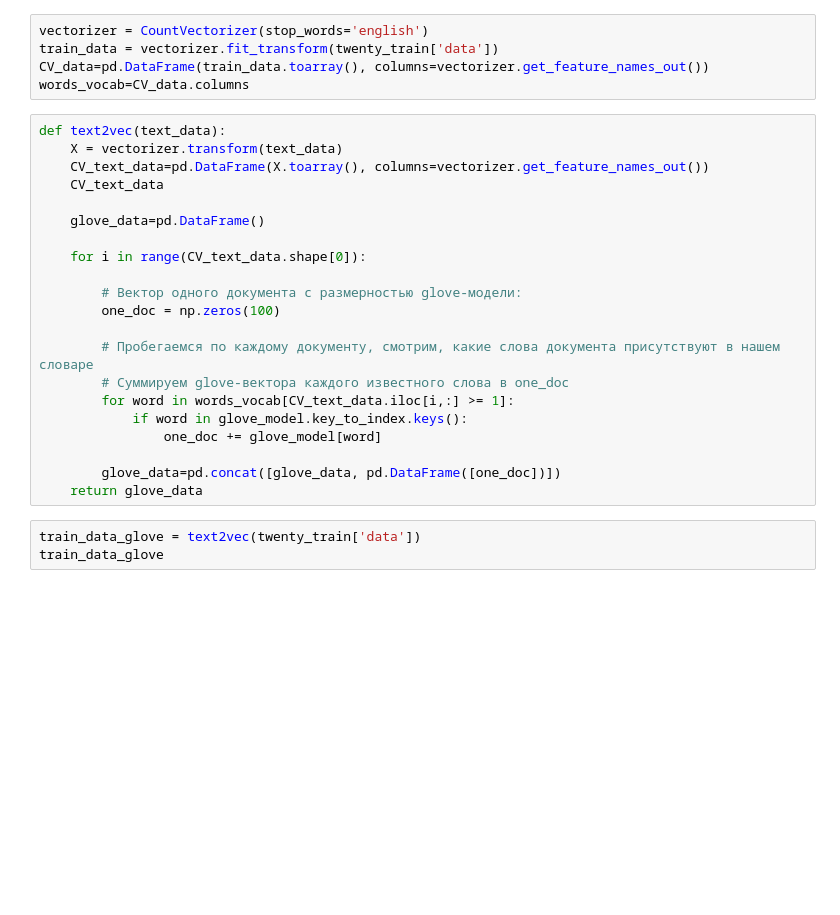
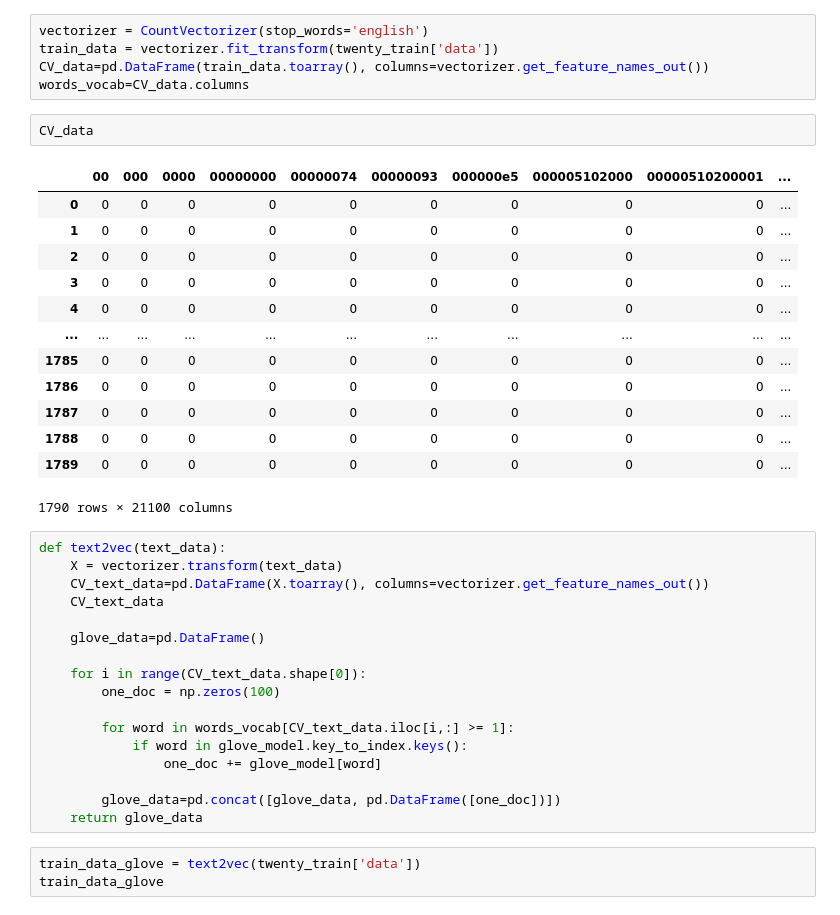
Before and after one commit to EngoyanSY/text_analysis, a Jupyter notebook: LR3/LR_3.ipynb, the cells around one changed output. Saved outputs shown, nothing was run; the diff lists cells and outputs as text; blank space fills up the shorter version.

```diff
--- a/LR3/LR_3.ipynb
+++ b/LR3/LR_3.ipynb
@@ -102,6 +102,22 @@ vectorizer = CountVectorizer(stop_words='english')
 train_data = vectorizer.fit_transform(twenty_train['data'])
 CV_data=pd.DataFrame(train_data.toarray(), columns=vectorizer.get_feature_names_out())
 words_vocab=CV_data.columns
+# %%
+CV_data
+# %% [output]
+|  | 00 | 000 | 0000 | 00000000 | 00000074 | 00000093 | 000000e5 | 000005102000 | 00000510200001 | ... |
+| 0 | 0 | 0 | 0 | 0 | 0 | 0 | 0 | 0 | 0 | ... |
+| 1 | 0 | 0 | 0 | 0 | 0 | 0 | 0 | 0 | 0 | ... |
+| 2 | 0 | 0 | 0 | 0 | 0 | 0 | 0 | 0 | 0 | ... |
+| 3 | 0 | 0 | 0 | 0 | 0 | 0 | 0 | 0 | 0 | ... |
+| 4 | 0 | 0 | 0 | 0 | 0 | 0 | 0 | 0 | 0 | ... |
+| ... | ... | ... | ... | ... | ... | ... | ... | ... | ... | ... |
+| 1785 | 0 | 0 | 0 | 0 | 0 | 0 | 0 | 0 | 0 | ... |
+| 1786 | 0 | 0 | 0 | 0 | 0 | 0 | 0 | 0 | 0 | ... |
+| 1787 | 0 | 0 | 0 | 0 | 0 | 0 | 0 | 0 | 0 | ... |
+| 1788 | 0 | 0 | 0 | 0 | 0 | 0 | 0 | 0 | 0 | ... |
+| 1789 | 0 | 0 | 0 | 0 | 0 | 0 | 0 | 0 | 0 | ... |
+1790 rows × 21100 columns
 # %%
 def text2vec(text_data):
     X = vectorizer.transform(text_data)
@@ -111,12 +127,8 @@ def text2vec(text_data):
     glove_data=pd.DataFrame()
 
     for i in range(CV_text_data.shape[0]):
-
-        # Вектор одного документа с размерностью glove-модели:
         one_doc = np.zeros(100)
 
-        # Пробегаемся по каждому документу, смотрим, какие слова документа присутствуют в нашем словаре
-        # Суммируем glove-вектора каждого известного слова в one_doc
         for word in words_vocab[CV_text_data.iloc[i,:] >= 1]:
             if word in glove_model.key_to_index.keys():
                 one_doc += glove_model[word]
```
Also changed, not shown: parts of 2 cells of this notebook.
